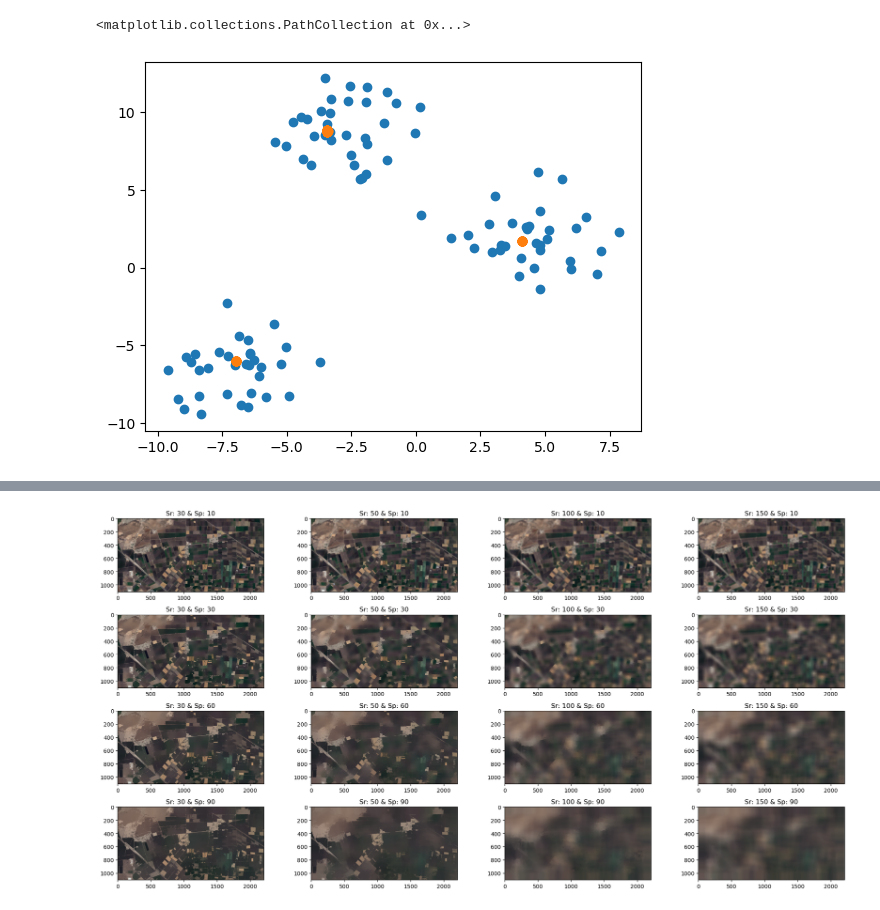
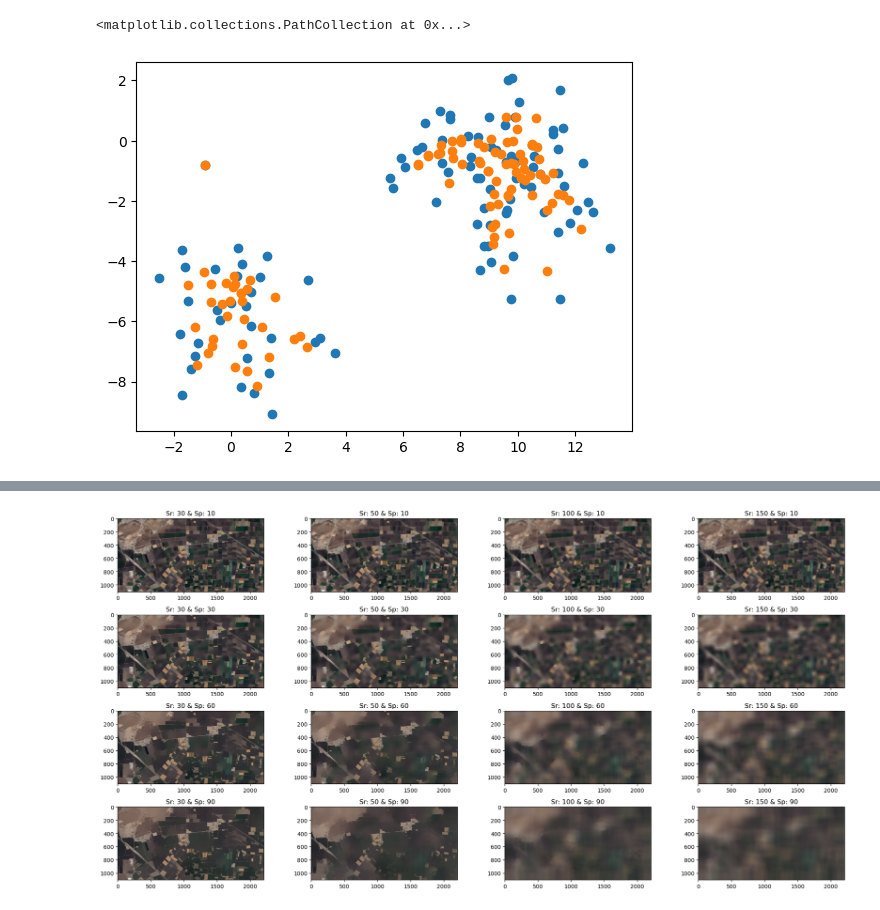
Before and after one commit to jmanuelc87/computer-vision-tec, a Jupyter notebook: homeworks/semana10-mean-shift.ipynb, the cells around one changed output, grey strips where cells are left out. Drawn from its saved outputs; the diff is of its cells as text; code cells hidden in the pictures.

```diff
--- a/homeworks/semana10-mean-shift.ipynb
+++ b/homeworks/semana10-mean-shift.ipynb
@@ -46,6 +44,11 @@ res = mean_shift_segmentation(X, bandwidth=6, iter=150)
+# %%
+res1 = mean_shift_segmentation(X, bandwidth=6, iter=1)
+res2 = mean_shift_segmentation(X, bandwidth=6, iter=5)
+res3 = mean_shift_segmentation(X, bandwidth=6, iter=10)
+res4 = mean_shift_segmentation(X, bandwidth=6, iter=25)
 # %%
 plt.scatter(X[:,0], X[:,1])
-plt.scatter(res[:,0], res[:,1])
+plt.scatter(res1[:,0], res1[:,1])
 # %% [output]
 <matplotlib.collections.PathCollection at 0x...>
-[figure, old version]
+[figure, new version]
```
Also changed, not shown: parts of 5 cells of this notebook.
